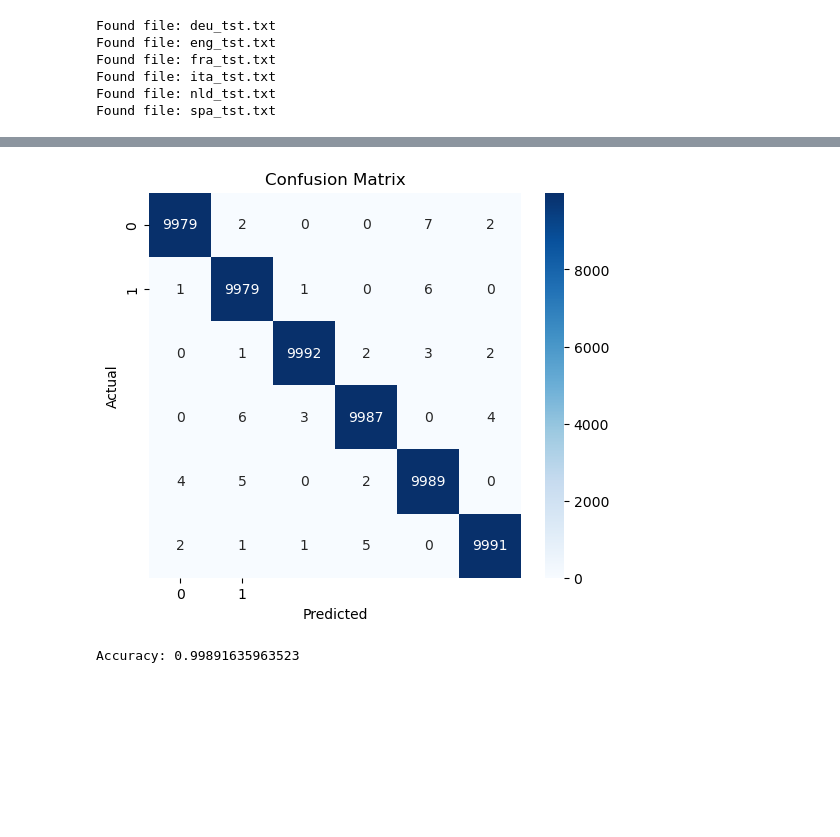
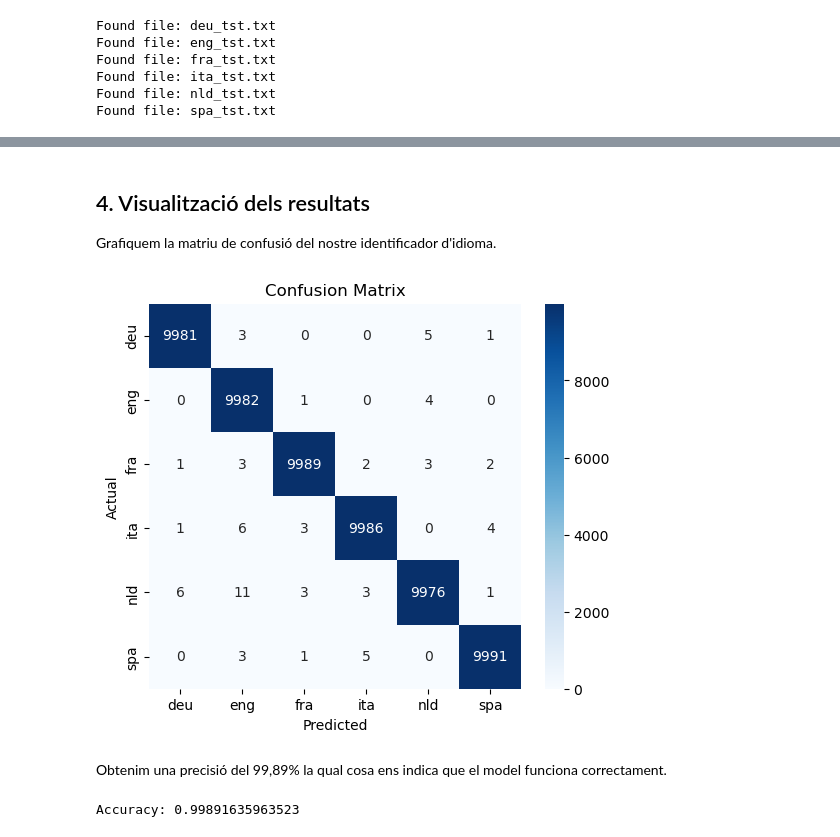
Before and after one commit to dz2pz/PLH---Identificacio-didiomes, a Jupyter notebook: Practica1.ipynb, the cells around one changed output, grey strips where cells are left out. Cells and saved outputs as stored; diff of their text form; code cells hidden in the pictures; blank space fills up the shorter version.

```diff
--- a/Practica1.ipynb
+++ b/Practica1.ipynb
@@ -37,6 +107,8 @@ def preprocessing(file_path):
 # %%
 directory_path = 'langId'
 traductor = dict()
+X_training = []
+y = []
 
 for filename in os.listdir(directory_path):
     file_path = os.path.join(directory_path, filename)
@@ -47,11 +119,14 @@ for filename in os.listdir(directory_path):
         text = preprocessing(file_path)
         finder = TrigramCollocationFinder.from_words(text)
         B = len(finder.ngram_fd)
+        N = sum(finder.ngram_fd.values())
         finder.apply_freq_filter(5)
         trad = finder.ngram_fd
         trad['B'] = B
-        trad['N'] = sum(trad.values())
+        trad['N'] = N
 
+        X_training.append(text)
+        y.append(filename[:3])
         traductor[filename[:3]] = trad
 # %% [output]
 Found file: deu_trn.txt
@@ -63,6 +145,8 @@ Found file: spa_trn.txt
 # %%
 directory_path = 'langId'
 test_results = dict()
+X_test = []
+y_test = []
 
 for filename in os.listdir(directory_path):
     file_path = os.path.join(directory_path, filename)
@@ -75,10 +159,13 @@ for filename in os.listdir(directory_path):
         text.pop(0) # El primer es un espai, no es una frase
         text.pop() # L'ultim es un espai, no es una frase
 
+        X_test.extend(text)
+
         l = []
         for frase in text:
             finder = TrigramCollocationFinder.from_words(frase)
             l.append(finder.ngram_fd)
+            y_test.append(filename[:3])
         test_results[filename[:3]] = l
 # %% [output]
 Found file: deu_tst.txt
@@ -150,16 +245,21 @@ fra
+# %% [markdown]
+## 4. Visualització dels resultats
+Grafiquem la matriu de confusió del nostre identificador d'idioma.
 # %%
 
 import matplotlib.pyplot as plt
 import seaborn as sns
 
 plt.figure(figsize=(6, 5))
-sns.heatmap(cm, annot=True, fmt="d", cmap="Blues", xticklabels=["0", "1"], yticklabels=["0", "1"])
+sns.heatmap(cm, annot=True, fmt="d", cmap="Blues", xticklabels=['deu', 'eng', 'fra', 'ita', 'nld', 'spa'], yticklabels=['deu', 'eng', 'fra', 'ita', 'nld', 'spa'])
 plt.xlabel('Predicted')
 plt.ylabel('Actual')
 plt.title('Confusion Matrix')
 plt.show()
 # %% [output]
-[figure, old version]
+[figure, new version]
+# %% [markdown]
+Obtenim una precisió del 99,89% la qual cosa ens indica que el model funciona correctament.
 # %%
 from sklearn.metrics import accuracy_score, precision_score, recall_score, f1_score
 
```
Also changed, not shown: parts of 14 cells of this notebook.
